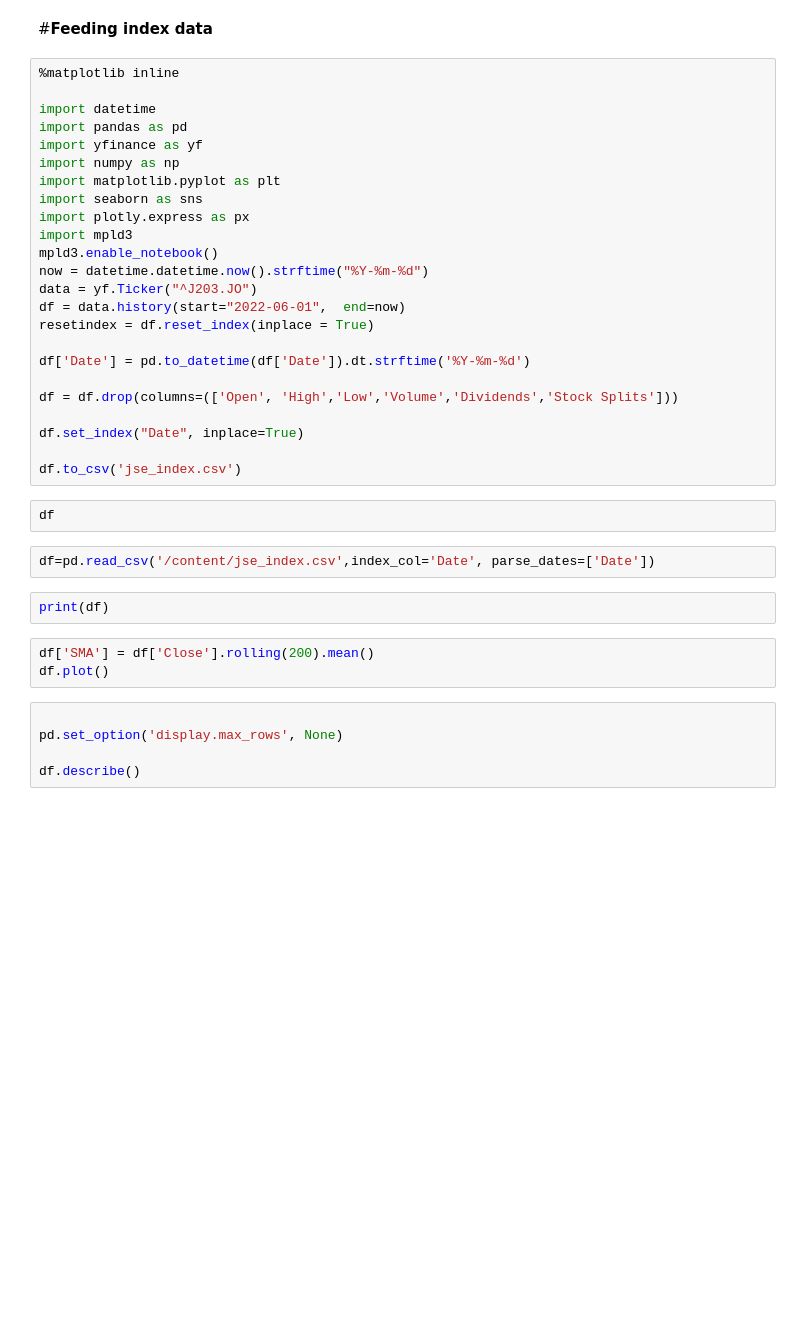
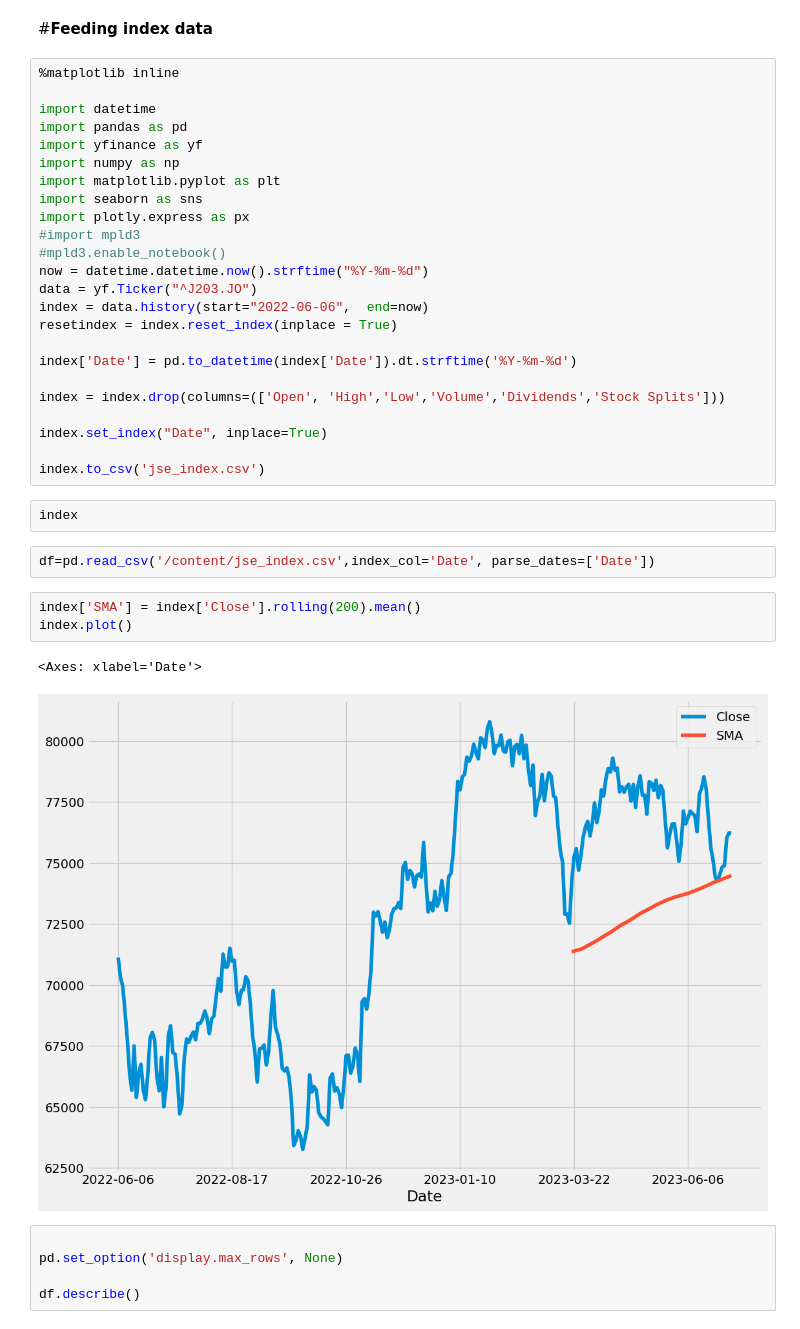
Before and after one commit to helmieresearch/helmieresearch, a Jupyter notebook: Momentum_Ranking_Model.ipynb, the cells around one changed output. Cells and saved outputs as stored; diff of their text form; blank space fills up the shorter version.

```diff
--- a/Momentum_Ranking_Model.ipynb
+++ b/Momentum_Ranking_Model.ipynb
@@ -1389,29 +1389,30 @@ import numpy as np
 import matplotlib.pyplot as plt
 import seaborn as sns
 import plotly.express as px
-import mpld3
-mpld3.enable_notebook()
+#import mpld3
+#mpld3.enable_notebook()
 now = datetime.datetime.now().strftime("%Y-%m-%d")
 data = yf.Ticker("^J203.JO")
-df = data.history(start="2022-06-01",  end=now)
-resetindex = df.reset_index(inplace = True)
+index = data.history(start="2022-06-06",  end=now)
+resetindex = index.reset_index(inplace = True)
 
-df['Date'] = pd.to_datetime(df['Date']).dt.strftime('%Y-%m-%d')
+index['Date'] = pd.to_datetime(index['Date']).dt.strftime('%Y-%m-%d')
 
-df = df.drop(columns=(['Open', 'High','Low','Volume','Dividends','Stock Splits']))
+index = index.drop(columns=(['Open', 'High','Low','Volume','Dividends','Stock Splits']))
 
-df.set_index("Date", inplace=True)
+index.set_index("Date", inplace=True)
 
-df.to_csv('jse_index.csv')
+index.to_csv('jse_index.csv')
-# %%
-df
+# %%
+index
 # %%
 df=pd.read_csv('/content/jse_index.csv',index_col='Date', parse_dates=['Date'])
-# %%
-print(df)
 # %%
-df['SMA'] = df['Close'].rolling(200).mean()
-df.plot()
+index['SMA'] = index['Close'].rolling(200).mean()
+index.plot()
+# %% [output]
+<Axes: xlabel='Date'>
+[figure, added]
 # %%
 
 pd.set_option('display.max_rows', None)
```
Also changed, not shown: parts of 6 cells of this notebook.
